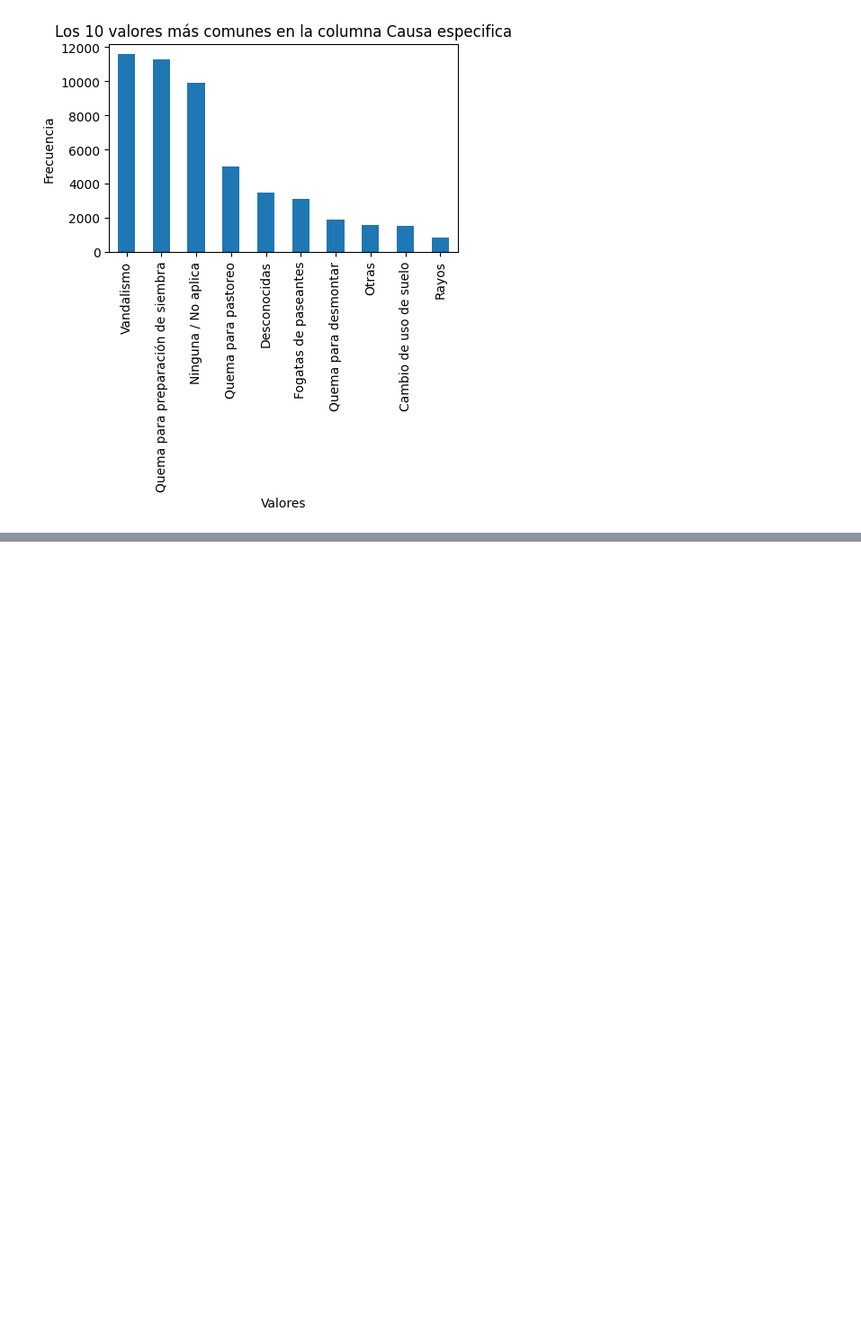
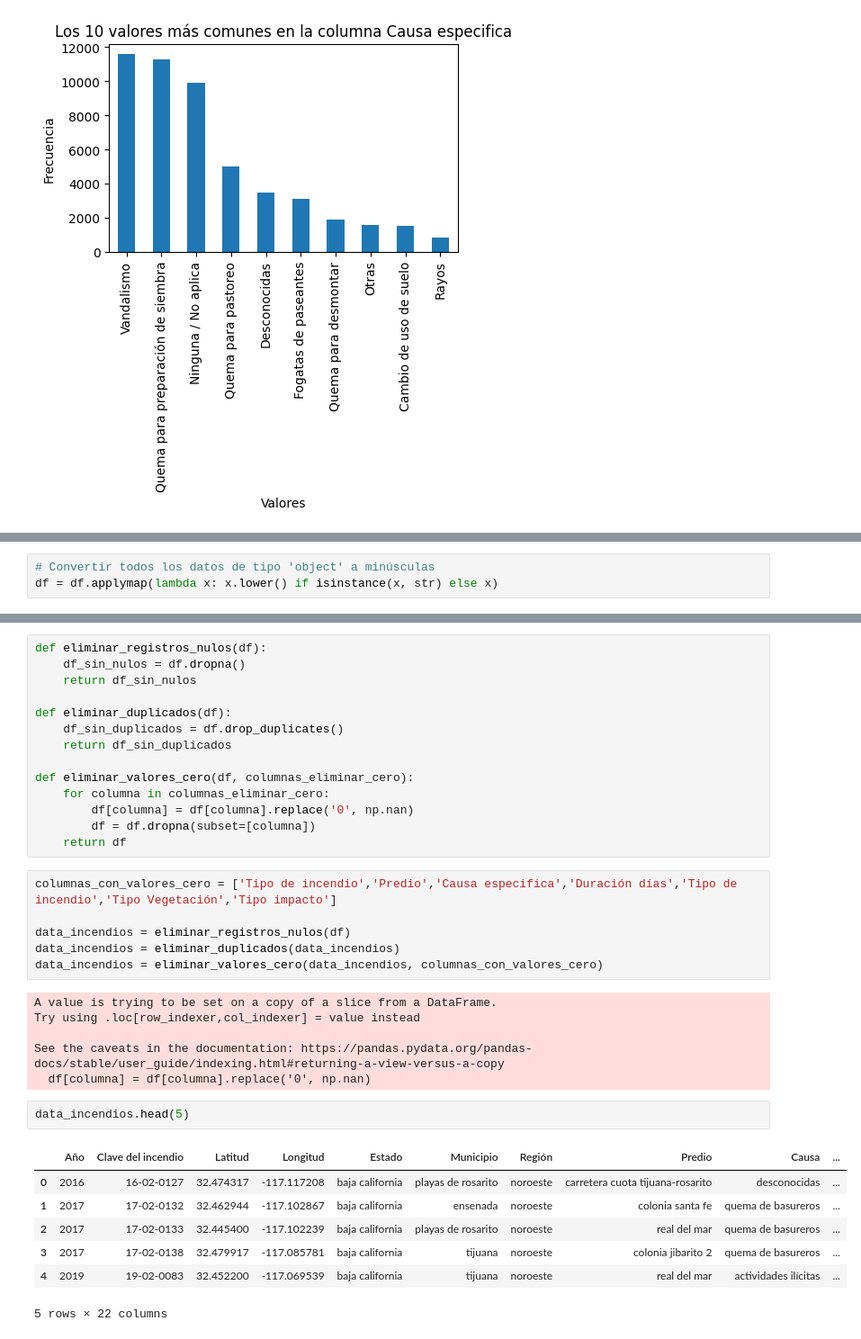
Before and after one commit to IrvingJ22/ForestFires_Mexico, a Jupyter notebook: firesData.ipynb, the cells around one changed output, grey strips where cells are left out. Shown: that part at 90% size. Cells and saved outputs as stored; diff of their text form; blank space fills up the shorter version.

```diff
--- a/firesData.ipynb
+++ b/firesData.ipynb
@@ -99,0 +115,3 @@ plot_top_values(df, 'Causa especifica',10)
+# %%
+# Convertir todos los datos de tipo 'object' a minúsculas
+df = df.applymap(lambda x: x.lower() if isinstance(x, str) else x)
@@ -99,0 +137,36 @@ plot_top_values(df, 'Causa especifica',10)
+# %%
+def eliminar_registros_nulos(df):
+    df_sin_nulos = df.dropna()
+    return df_sin_nulos
+
+def eliminar_duplicados(df):
+    df_sin_duplicados = df.drop_duplicates()
+    return df_sin_duplicados
+
+def eliminar_valores_cero(df, columnas_eliminar_cero):
+    for columna in columnas_eliminar_cero:
+        df[columna] = df[columna].replace('0', np.nan)
+        df = df.dropna(subset=[columna])
+    return df
+# %%
+columnas_con_valores_cero = ['Tipo de incendio','Predio','Causa especifica','Duración días','Tipo de incendio','Tipo Vegetación','Tipo impacto']
+
+data_incendios = eliminar_registros_nulos(df)
+data_incendios = eliminar_duplicados(data_incendios)
+data_incendios = eliminar_valores_cero(data_incendios, columnas_con_valores_cero)
+# %% [output]
+A value is trying to be set on a copy of a slice from a DataFrame.
+Try using .loc[row_indexer,col_indexer] = value instead
+
+See the caveats in the documentation: https://pandas.pydata.org/pandas-docs/stable/user_guide/indexing.html#returning-a-view-versus-a-copy
+  df[columna] = df[columna].replace('0', np.nan)
+# %%
+data_incendios.head(5)
+# %% [output]
+|  | Año | Clave del incendio | Latitud | Longitud | Estado | Municipio | Región | Predio | Causa | ... |
+| 0 | 2016 | 16-02-0127 | 32.474317 | -117.117208 | baja california | playas de rosarito | noroeste | carretera cuota tijuana-rosarito | desconocidas | ... |
+| 1 | 2017 | 17-02-0132 | 32.462944 | -117.102867 | baja california | ensenada | noroeste | colonia santa fe | quema de basureros | ... |
+| 2 | 2017 | 17-02-0133 | 32.445400 | -117.102239 | baja california | playas de rosarito | noroeste | real del mar | quema de basureros | ... |
+| 3 | 2017 | 17-02-0138 | 32.479917 | -117.085781 | baja california | tijuana | noroeste | colonia jibarito 2 | quema de basureros | ... |
+| 4 | 2019 | 19-02-0083 | 32.452200 | -117.069539 | baja california | tijuana | noroeste | real del mar | actividades ilícitas | ... |
+5 rows × 22 columns
```
Also changed, not shown: parts of 14 cells of this notebook.
